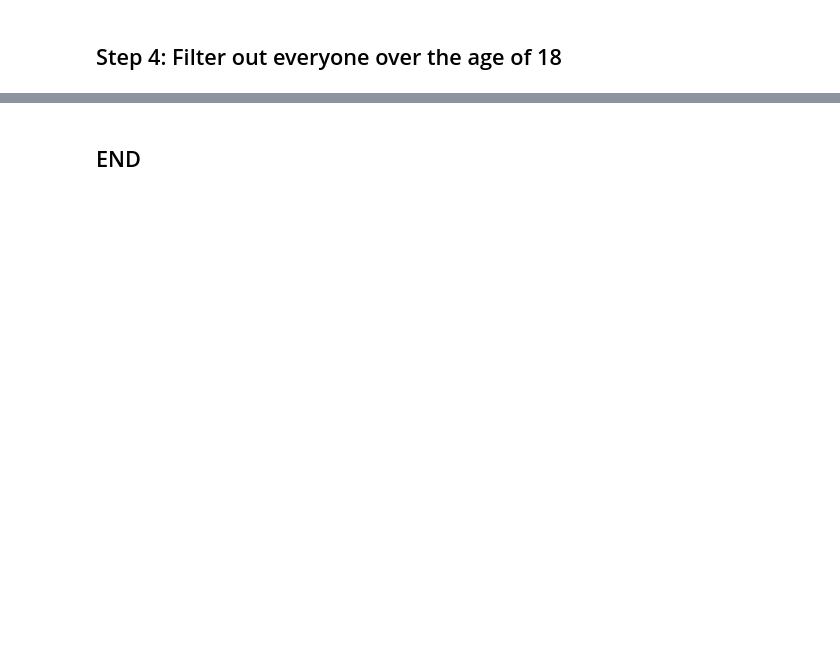
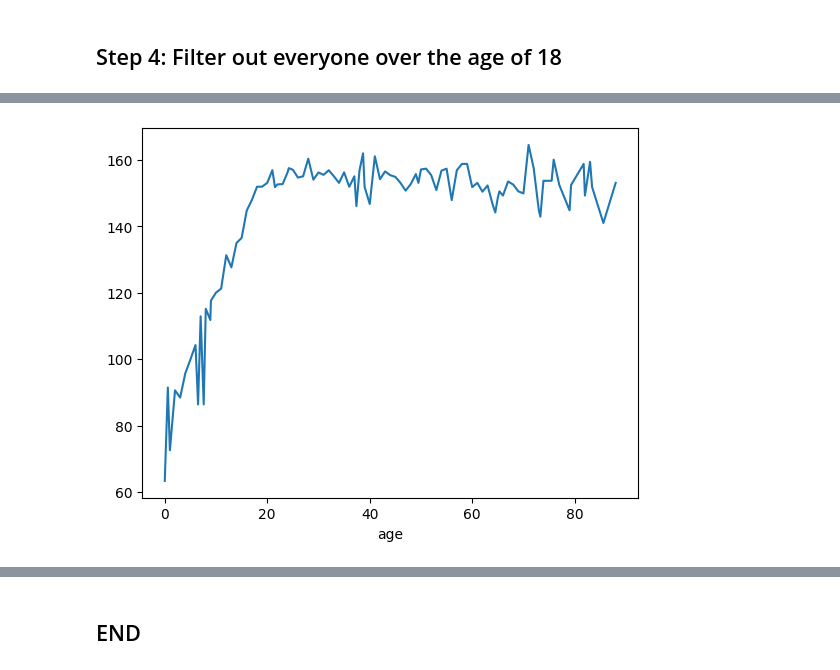
Before and after one commit to sasad2016/age_vs_height, a Jupyter notebook: scatter_plot_age_vs_height.ipynb, the cells around one changed output, grey strips where cells are left out. Cells and saved outputs as stored; diff of their text form; code cells hidden in the pictures; blank space fills up the shorter version.

```diff
--- a/scatter_plot_age_vs_height.ipynb
+++ b/scatter_plot_age_vs_height.ipynb
@@ -82,0 +92,5 @@ plt.legend(["male", "female"])
+# %%
+def calculate_mean_height_by_age(df):
+    return df.groupby("age")["height"].mean()
+
+calculate_mean_height_by_age(df)
@@ -82,0 +111,6 @@ plt.legend(["male", "female"])
+# %%
+#visualizations of the mean height by age
+calculate_mean_height_by_age(df).plot()
+plt.show()
+# %% [output]
+[figure, added]
```
Also changed, not shown: parts of 12 cells of this notebook.
